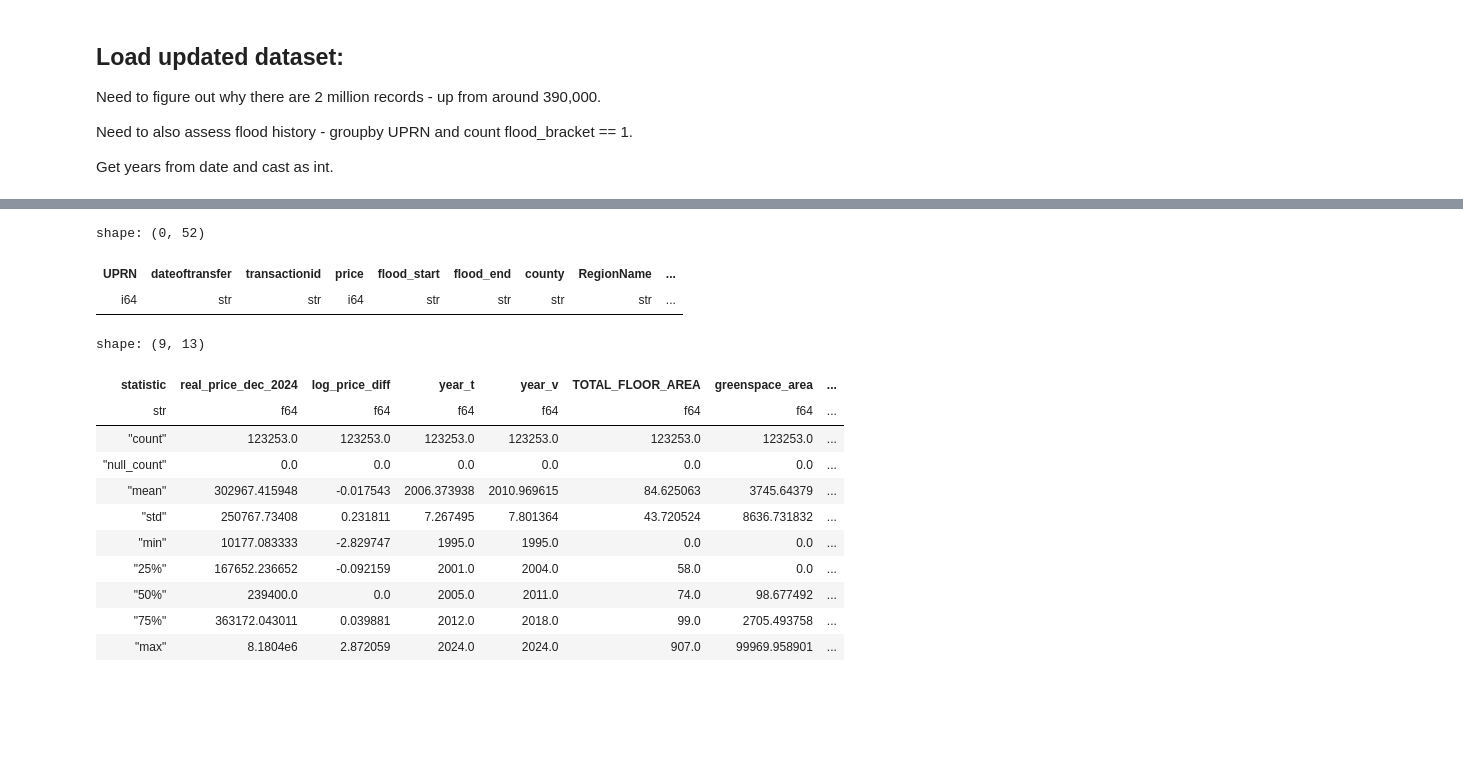
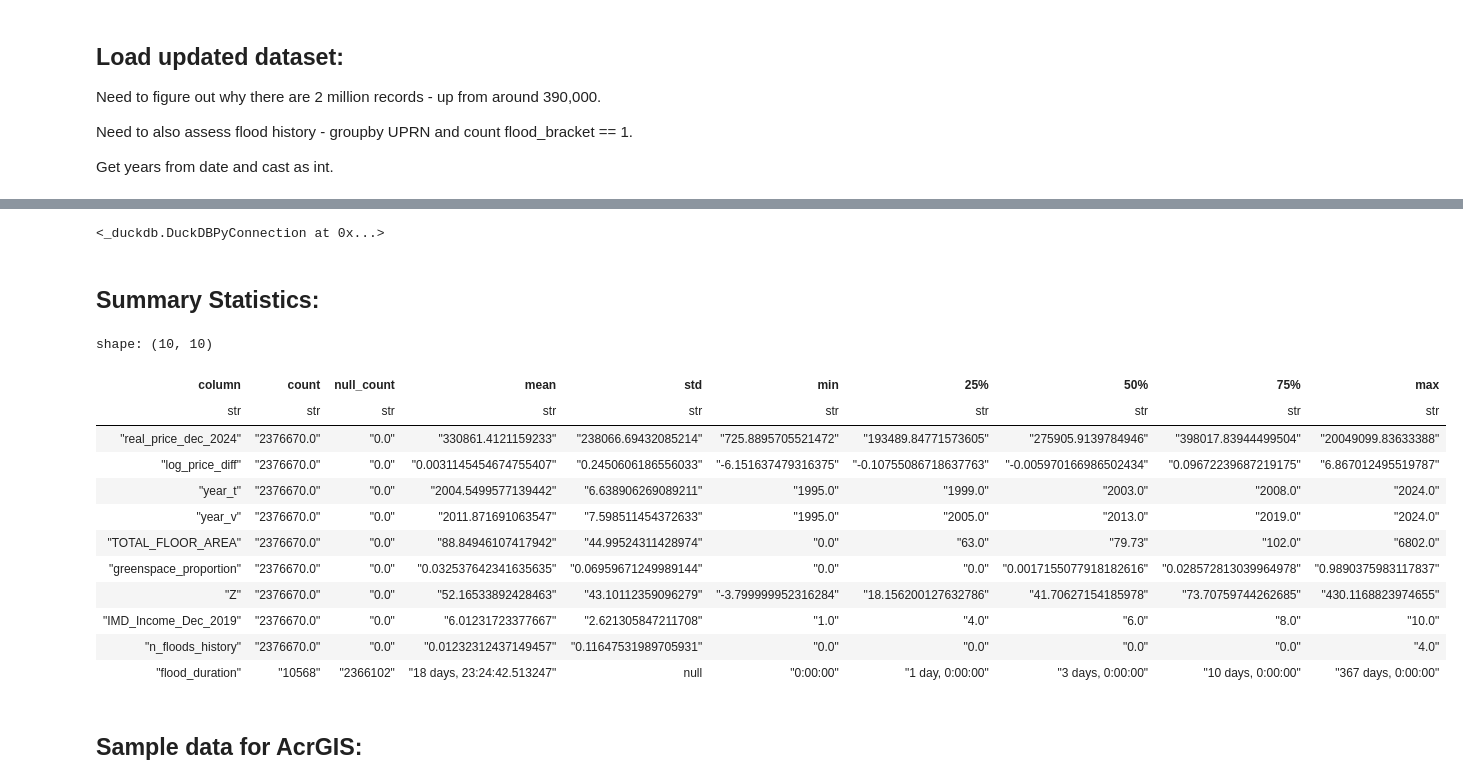
Before and after one commit to SammiGrewal/Flooding-Green-Infrastructure-and-UK-Housing-Markets, a Jupyter notebook: prepare_data.ipynb, the cells around one changed output, grey strips where cells are left out. Cells and saved outputs as stored; diff of their text form; code cells hidden in the pictures; blank space fills up the shorter version.

Commit message:
Start data analysis

```diff
--- a/prepare_data.ipynb
+++ b/prepare_data.ipynb
@@ -874,4 +981,7 @@ shape: (1, 45)
 # %%
 dff_unique = df.unique(keep='first')
 dff_unique = dff_unique.sort(by = ['UPRN', 'dateoftransfer'])
+dff_unique = dff_unique.drop('CONSTRUCTION_AGE_BAND')
+
+dff = dff_unique.drop_nulls()
 # %% [markdown]
@@ -906,11 +1025,5 @@ shape: (4, 3)
 # %%
-model_df = dff_unique
+model_df = dff
-# %%
-model_df.head(0)
-# %% [output]
-shape: (0, 52)
-| UPRN | dateoftransfer | transactionid | price | flood_start | flood_end | county | RegionName | ... |
-| i64 | str | str | i64 | str | str | str | str | ... |
 # %%
 model_df[['UPRN', 'dateoftransfer', 'flood_start', 'flood_end', 'real_price_dec_2024',	'transfer_date_shifted'	,'real_price_2024_shifted',
           'flood_bracket', 'log_price_diff', 'propertytype', 'PROPERTY_TYPE',	'BUILT_FORM', 'in_flood_zone', 'in_border_zone',
@@ -933,3 +1066,20 @@ flood_counts = model_df.group_by("UPRN").agg(
 )
 print(flood_counts)
 model_df = model_df.join(flood_counts, on="UPRN", how="left")
+
+# Calculate flood duration for bracketed properties in flood zones:
+model_df = model_df.with_columns([
+    pl.col("flood_start").str.to_datetime(strict=False).alias("flood_start_"),
+    pl.col("flood_end").str.to_datetime(strict=False).alias("flood_end_"),
+])
+
+model_df = model_df.with_columns(
+    flood_duration = pl.when((pl.col("flood_bracket") == 1) & (pl.col("in_border_zone") == 0))
+        .then(pl.col("flood_end_") - pl.col("flood_start_"))
+        .otherwise(None)
+)
+
+model_df = model_df.with_columns(
+    flood_duration_days = pl.col("flood_duration").dt.total_days()
+    .cast(pl.Float64)
+)
@@ -960,4 +1092,18 @@ model_df = model_df.with_columns([
+# %%
+conn.register('modelling_df', model_dff)
+
+conn.execute("""
+    CREATE OR REPLACE TABLE model_data.modelling_data AS
+    SELECT * EXCLUDE (geometry), ST_GeomFromText(geometry) AS geometry
+    FROM modelling_df
+""")
+
+conn.unregister('modelling_df')
+# %% [output]
+<_duckdb.DuckDBPyConnection at 0x...>
 # %%
 x_cols = ['real_price_dec_2024', 'log_price_diff', 'year_t', 'year_v',
-          'TOTAL_FLOOR_AREA', 'greenspace_area', 'greenspace_proportion', 'Z',
-          'IMD_Income_Dec_2019', 'n_floods_history', 'flood_duration', 'flood_start']
+          'TOTAL_FLOOR_AREA','greenspace_proportion', 'Z',
+          'IMD_Income_Dec_2019', 'n_floods_history', 'flood_duration_days']
+# %% [markdown]
+## Summary Statistics:
@@ -964,15 +1115,19 @@ x_cols = ['real_price_dec_2024', 'log_price_diff', 'year_t', 'year_v',
 # %%
-model_df[x_cols].describe()
+desc = model_df[x_cols].describe()
+desc.transpose(include_header= True, header_name='column', column_names= ['count', 'null_count', 'mean', 'std', 'min', '25%', '50%', '75%', 'max'])[1:13]
 # %% [output]
-shape: (9, 13)
+shape: (10, 10)
-| statistic | real_price_dec_2024 | log_price_diff | year_t | year_v | TOTAL_FLOOR_AREA | greenspace_area | ... |
-| str | f64 | f64 | f64 | f64 | f64 | f64 | ... |
-| "count" | 123253.0 | 123253.0 | 123253.0 | 123253.0 | 123253.0 | 123253.0 | ... |
-| "null_count" | 0.0 | 0.0 | 0.0 | 0.0 | 0.0 | 0.0 | ... |
-| "mean" | 302967.415948 | -0.017543 | 2006.373938 | 2010.969615 | 84.625063 | 3745.64379 | ... |
-| "std" | 250767.73408 | 0.231811 | 7.267495 | 7.801364 | 43.720524 | 8636.731832 | ... |
-| "min" | 10177.083333 | -2.829747 | 1995.0 | 1995.0 | 0.0 | 0.0 | ... |
-| "25%" | 167652.236652 | -0.092159 | 2001.0 | 2004.0 | 58.0 | 0.0 | ... |
-| "50%" | 239400.0 | 0.0 | 2005.0 | 2011.0 | 74.0 | 98.677492 | ... |
-| "75%" | 363172.043011 | 0.039881 | 2012.0 | 2018.0 | 99.0 | 2705.493758 | ... |
-| "max" | 8.1804e6 | 2.872059 | 2024.0 | 2024.0 | 907.0 | 99969.958901 | ... |
+| column | count | null_count | mean | std | min | 25% | 50% | 75% | max |
+| str | str | str | str | str | str | str | str | str | str |
+| "real_price_dec_2024" | "2376670.0" | "0.0" | "330861.4121159233" | "238066.69432085214" | "725.8895705521472" | "193489.84771573605" | "275905.9139784946" | "398017.83944499504" | "20049099.83633388" |
+| "log_price_diff" | "2376670.0" | "0.0" | "0.0031145454674755407" | "0.2450606186556033" | "-6.151637479316375" | "-0.10755086718637763" | "-0.005970166986502434" | "0.09672239687219175" | "6.867012495519787" |
+| "year_t" | "2376670.0" | "0.0" | "2004.5499577139442" | "6.638906269089211" | "1995.0" | "1999.0" | "2003.0" | "2008.0" | "2024.0" |
+| "year_v" | "2376670.0" | "0.0" | "2011.871691063547" | "7.598511454372633" | "1995.0" | "2005.0" | "2013.0" | "2019.0" | "2024.0" |
+| "TOTAL_FLOOR_AREA" | "2376670.0" | "0.0" | "88.84946107417942" | "44.99524311428974" | "0.0" | "63.0" | "79.73" | "102.0" | "6802.0" |
+| "greenspace_proportion" | "2376670.0" | "0.0" | "0.032537642341635635" | "0.06959671249989144" | "0.0" | "0.0" | "0.0017155077918182616" | "0.028572813039964978" | "0.9890375983117837" |
+| "Z" | "2376670.0" | "0.0" | "52.16533892428463" | "43.10112359096279" | "-3.799999952316284" | "18.156200127632786" | "41.70627154185978" | "73.70759744262685" | "430.1168823974655" |
+| "IMD_Income_Dec_2019" | "2376670.0" | "0.0" | "6.01231723377667" | "2.621305847211708" | "1.0" | "4.0" | "6.0" | "8.0" | "10.0" |
+| "n_floods_history" | "2376670.0" | "0.0" | "0.01232312437149457" | "0.11647531989705931" | "0.0" | "0.0" | "0.0" | "0.0" | "4.0" |
+| "flood_duration" | "10568" | "2366102" | "18 days, 23:24:42.513247" | null | "0:00:00" | "1 day, 0:00:00" | "3 days, 0:00:00" | "10 days, 0:00:00" | "367 days, 0:00:00" |
+# %% [markdown]
+## Sample data for AcrGIS:
```
Also changed, not shown: parts of 42 cells of this notebook, 1 other file.
